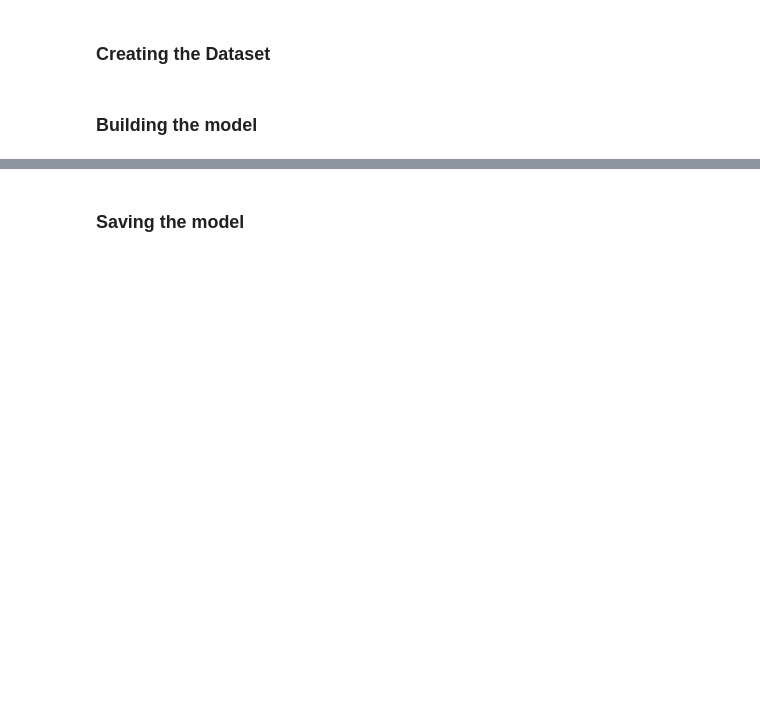
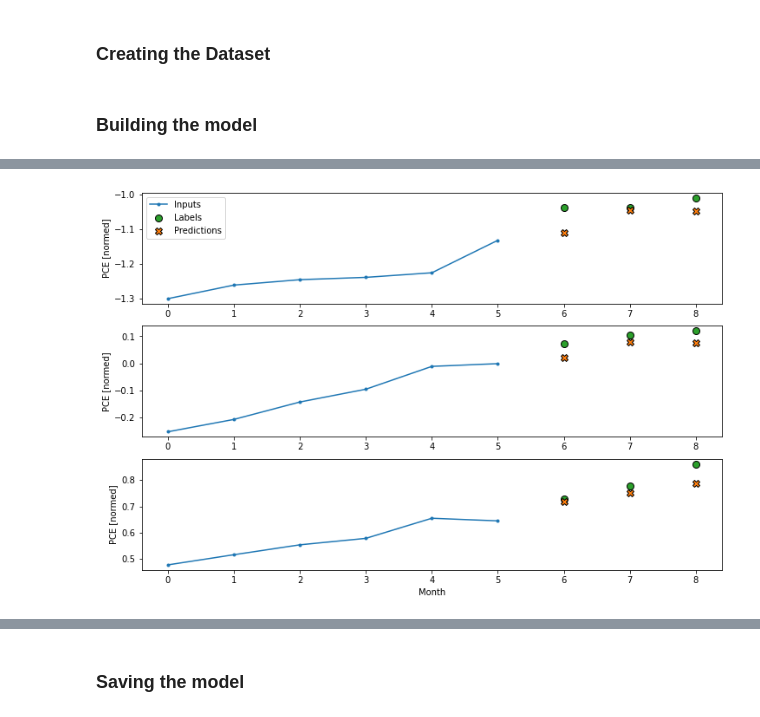
Before and after one commit to anushasaha16/finance-forecaster, a Jupyter notebook: model/train_model.ipynb, the cells around one changed output, grey strips where cells are left out. Cells and saved outputs as stored; diff of their text form; code cells hidden in the pictures; blank space fills up the shorter version.

Commit message:
modified model

```diff
--- a/model/train_model.ipynb
+++ b/model/train_model.ipynb
@@ -91,10 +167,3 @@ val_df = df[int(n*0.7):int(n*0.9)]
 test_df = df[int(n*0.9):]
 # %% [markdown]
 ### Normalize the data
-# %%
-train_mean = train_df.mean()
-train_std = train_df.std()
-
-train_df = (train_df - train_mean) / train_std
-val_df = (val_df - train_mean) / train_std
-test_df = (test_df - train_mean) / train_std
@@ -106,0 +170,5 @@ _ = ax.set_xticklabels(df.keys(), rotation=90)
+# %%
+scaler = StandardScaler()
+train_df[['PCE']] = scaler.fit_transform(train_df[['PCE']])
+val_df[['PCE']] = scaler.fit_transform(val_df[['PCE']])
+test_df[['PCE']] = scaler.fit_transform(test_df[['PCE']])
@@ -252,5 +329,20 @@ conv_model = tf.keras.Sequential([
+# %%
+model = tf.keras.Sequential([
+    # Shape [batch, time, features] => [batch, lstm_units]
+    # Adding more `lstm_units` just overfits more quickly.
+    tf.keras.layers.GRU(256, return_sequences=True),
+    tf.keras.layers.SimpleRNN(128),
+    tf.keras.layers.Dropout(0.5),
+    # Shape => [batch, out_steps*features]
+    tf.keras.layers.Dense(32),
+    tf.keras.layers.Dense(OUT_STEPS),
+    # Shape => [batch, out_steps, features]
+    tf.keras.layers.Reshape([OUT_STEPS, 1])
+])
 # %%
 MAX_EPOCHS = 20
-early_stopping = tf.keras.callbacks.EarlyStopping(monitor='val_loss', patience=2, mode='min')
-conv_model.compile(loss=tf.losses.MeanSquaredError(), optimizer=tf.optimizers.Adam(), metrics=[tf.metrics.MeanAbsoluteError()])
-conv_model.fit(multi_window.train, epochs=MAX_EPOCHS, validation_data=multi_window.val, callbacks=[early_stopping])
+#early_stopping = tf.keras.callbacks.EarlyStopping(monitor='val_loss', patience=2, mode='min')
+model.compile(loss=tf.losses.MeanSquaredError(), optimizer=tf.optimizers.Adam(), metrics=[tf.metrics.MeanAbsoluteError()])
+model.fit(multi_window.train, epochs=MAX_EPOCHS, validation_data=multi_window.val,
+#callbacks=[early_stopping]
+)
@@ -265,2 +383,4 @@ multi_window.val
 # %%
-multi_window.plot(conv_model)
+multi_window.plot(model)
+# %% [output]
+[figure, added]
```
Also changed, not shown: parts of 22 cells of this notebook, 3 other files.
